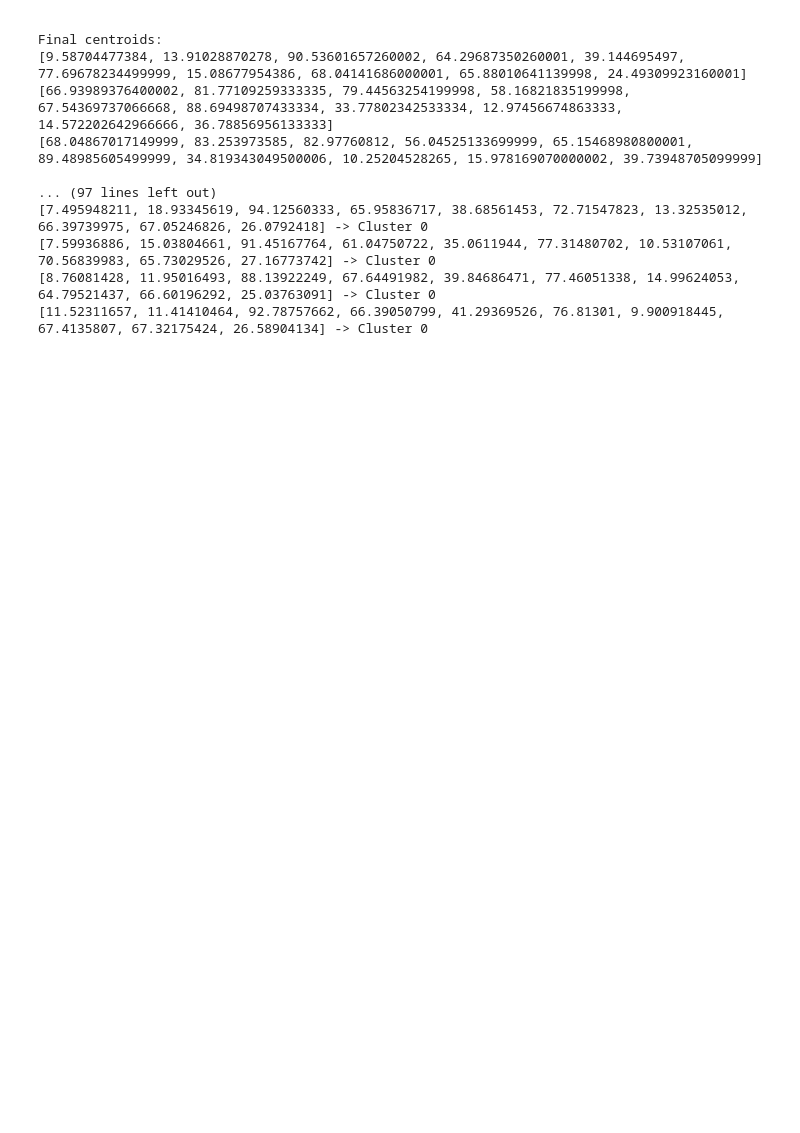
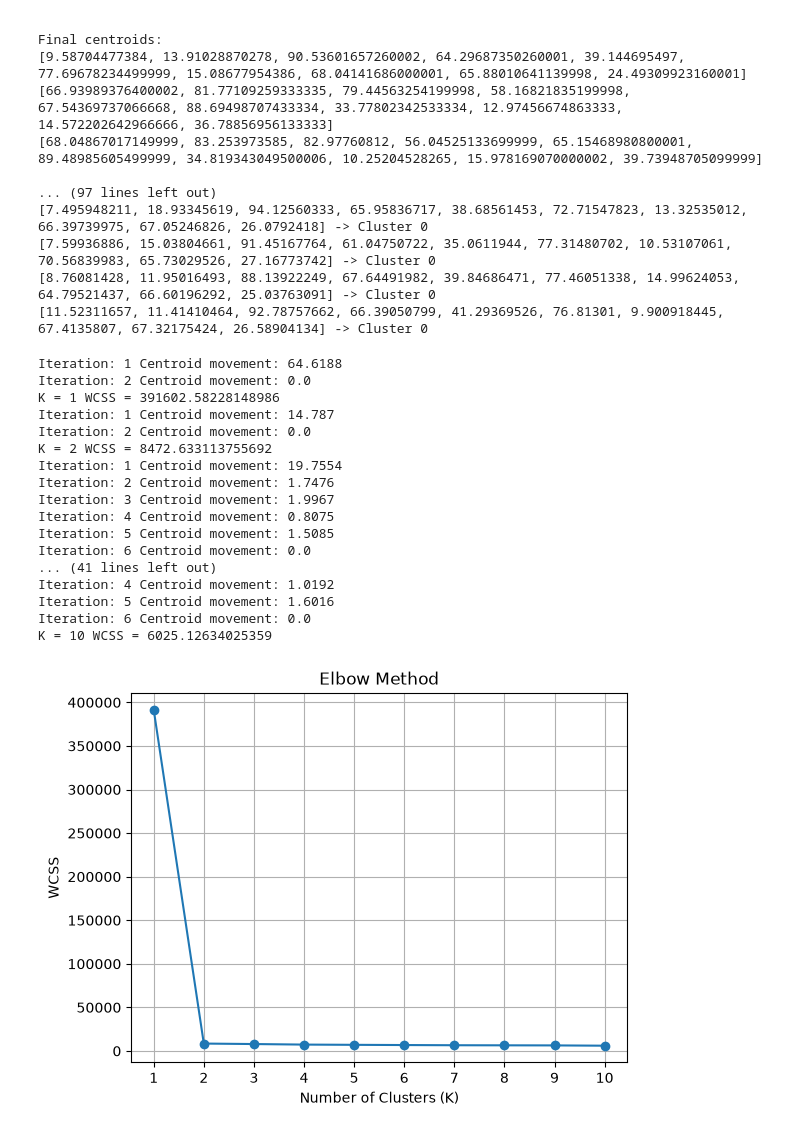
Before and after one commit to Bhavya4919/AILab, a Jupyter notebook: AI LAB/kmeans.ipynb, the cells around one changed output. Saved outputs shown, nothing was run; the diff lists cells and outputs as text; code cells hidden in the pictures; blank space fills up the shorter version.

```diff
--- a/AI LAB/kmeans.ipynb
+++ b/AI LAB/kmeans.ipynb
@@ -165,3 +184,41 @@ Final centroids:
+# %%
+wcss_values = []
+k_values = range(1, 11)
+
+for k in k_values:
+    clusters, centroids = kmeans(X, k=k)
+
+    wcss = calculate_wcss(X, clusters, centroids)
+    wcss_values.append(wcss)
+
+    print("K =", k, "WCSS =", wcss)
+
+plt.plot(list(k_values), wcss_values, marker='o')
+plt.xlabel("Number of Clusters (K)")
+plt.ylabel("WCSS")
+plt.title("Elbow Method")
+plt.xticks(list(k_values))
+plt.grid(True)
+plt.show()
+# %% [output]
+Iteration: 1 Centroid movement: 64.6188
+Iteration: 2 Centroid movement: 0.0
+K = 1 WCSS = 391602.58228148986
+Iteration: 1 Centroid movement: 14.787
+Iteration: 2 Centroid movement: 0.0
+K = 2 WCSS = 8472.633113755692
+Iteration: 1 Centroid movement: 19.7554
+Iteration: 2 Centroid movement: 1.7476
+Iteration: 3 Centroid movement: 1.9967
+Iteration: 4 Centroid movement: 0.8075
+Iteration: 5 Centroid movement: 1.5085
+Iteration: 6 Centroid movement: 0.0
+... (41 lines left out)
+Iteration: 4 Centroid movement: 1.0192
+Iteration: 5 Centroid movement: 1.6016
+Iteration: 6 Centroid movement: 0.0
+K = 10 WCSS = 6025.12634025359
+[figure, added]
 # %%
 def calculate_mean(point):
     total = 0
```
Also changed, not shown: parts of 2 cells of this notebook, 2 other files.
